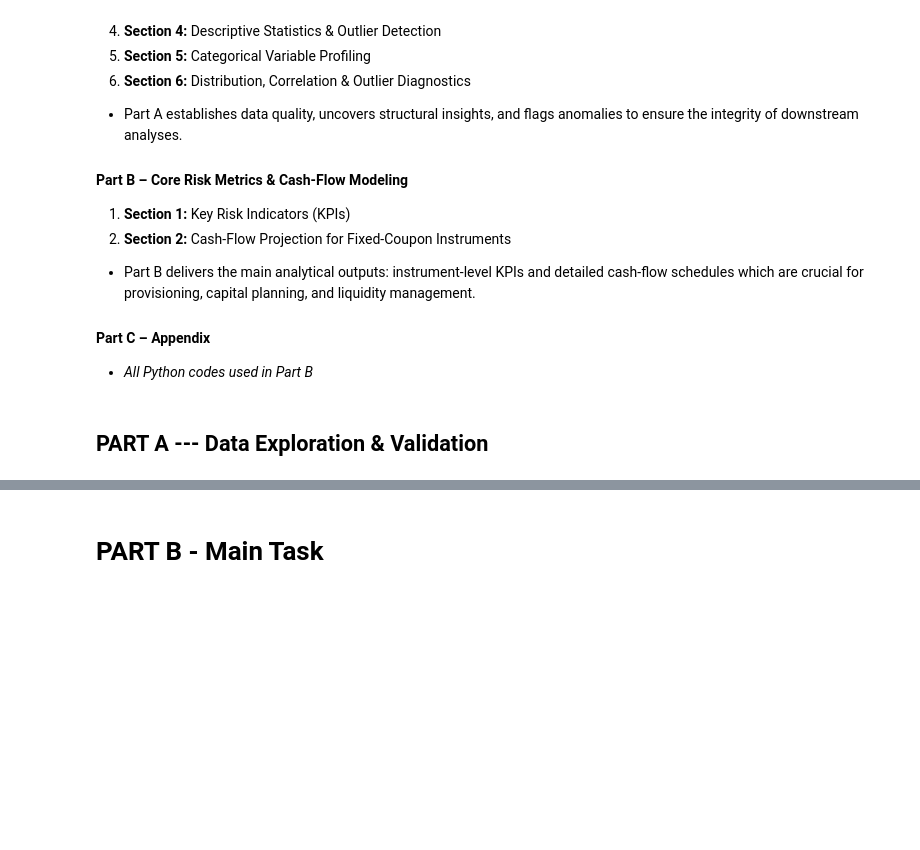
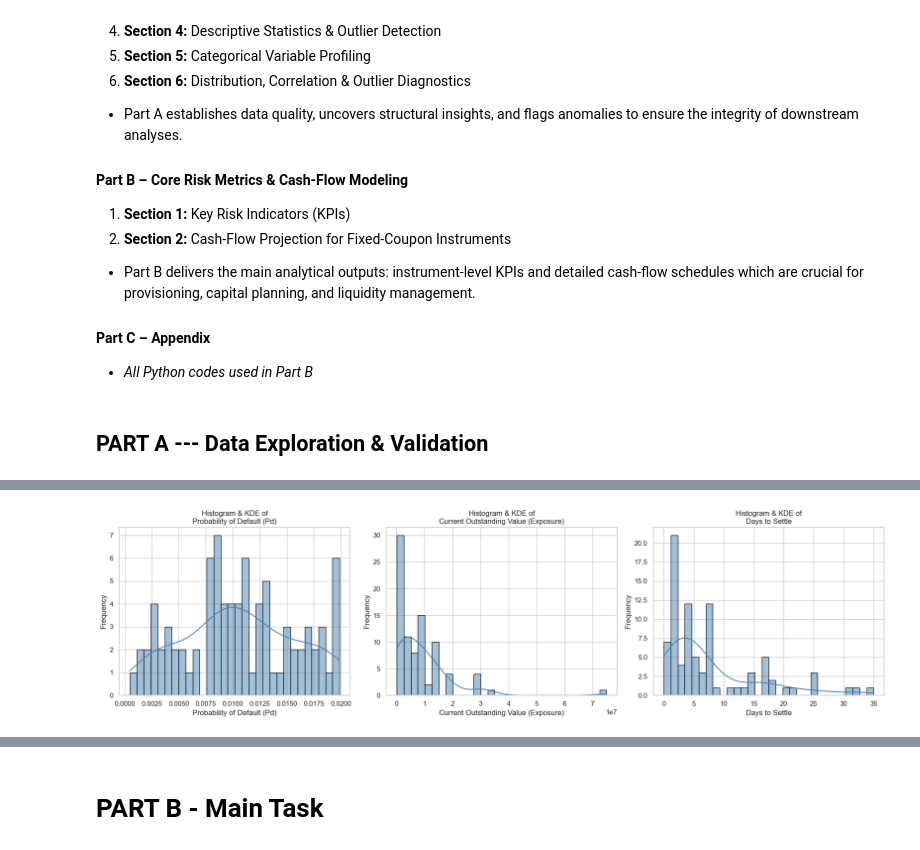
Before and after one commit to Dela12/Case_Study, a Jupyter notebook: Final Work.ipynb, the cells around one changed output, grey strips where cells are left out. Drawn from its saved outputs; the diff is of its cells as text; code cells hidden in the pictures; blank space fills up the shorter version.

```diff
--- a/Final Work.ipynb
+++ b/Final Work.ipynb
@@ -399,0 +586,80 @@ This diagnostic ensures our risk models capture both typical and extreme behavio
+# %%
+import matplotlib.pyplot as plt
+import seaborn as sns
+
+# Use seaborn style for background
+sns.set(style="whitegrid", palette="muted", color_codes=True)
+
+# List of variables: (column name, label)
+plot_vars = [
+    ('Pd', 'Probability of Default (Pd)'),
+    ('Current_Outstanding_Value', 'Current Outstanding Value (Exposure)'),
+    ('Days_To_Settle', 'Days to Settle')
+]
+
+fig, axes = plt.subplots(1, 3, figsize=(18, 5))
+
+for ax, (col, label) in zip(axes, plot_vars):
+    sns.histplot(df[col].dropna(), bins=30, kde=True, color='steelblue', edgecolor='black', ax=ax)
+    ax.set_title(f'Histogram & KDE of\n{label}')
+    ax.set_xlabel(label)
+    ax.set_ylabel('Frequency')
+
+plt.tight_layout()
+plt.show()
+
+
+
+# --- --- --- --- --- --- --- --- # --- --- --- --- --- --- --- --- # --- --- --- --- --- --- --- --- # --- --- --- --- --- --- --- ---
+#Section 8: Feature Relationship -- Correlation Analysis
+
+# Select numeric columns for correlation
+numeric_cols = ['Yield_At_Purchase_%', 'Purchase_Price', 'Market_Price', 'Pd', 'Lgd', 'Coupon_Margin_In_Bps']
+
+# Compute correlation matrix
+correlation_matrix = df[numeric_cols].corr()
+
+# Plot heatmap
+plt.figure(figsize=(7, 5))
+sns.heatmap(correlation_matrix, annot=True, cmap='coolwarm', fmt=".2f", linewidths=0.5)
+plt.title('Correlation Matrix of Key Numeric Features')
+plt.tight_layout()
+plt.show()
+
+
+
+# --- --- --- --- --- --- --- --- # --- --- --- --- --- --- --- --- # --- --- --- --- --- --- --- --- # --- --- --- --- --- --- --- ---
+
+import matplotlib.pyplot as plt
+import seaborn as sns
+
+sns.set(style="whitegrid", palette="muted", color_codes=True)
+
+boxplot_cols = [
+    'Coupon_Margin_In_Bps',
+    'Principal_Paydown_At_Each_Payment_Date',
+    'Current_Outstanding_Value',
+    'Yield_At_Purchase_%',
+    'Current_Coupon_%'
+]
+
+n_cols = 3
+n_rows = (len(boxplot_cols) + n_cols - 1) // n_cols
+
+fig, axes = plt.subplots(n_rows, n_cols, figsize=(6 * n_cols, 3.5 * n_rows))
+axes = axes.flatten() if n_rows > 1 else [axes]
+
+for i, col in enumerate(boxplot_cols):
+    sns.boxplot(x=df[col], ax=axes[i], color='mediumseagreen')
+    axes[i].set_title(f'Boxplot of {col}')
+    axes[i].set_xlabel(col)
+    axes[i].set_ylabel('')
+
+# Hide unused subplots if any
+for j in range(i+1, len(axes)):
+    fig.delaxes(axes[j])
+
+plt.tight_layout()
+plt.show()
+# %% [output]
+[figure, added]
```
Also changed, not shown: parts of 19 cells of this notebook.
